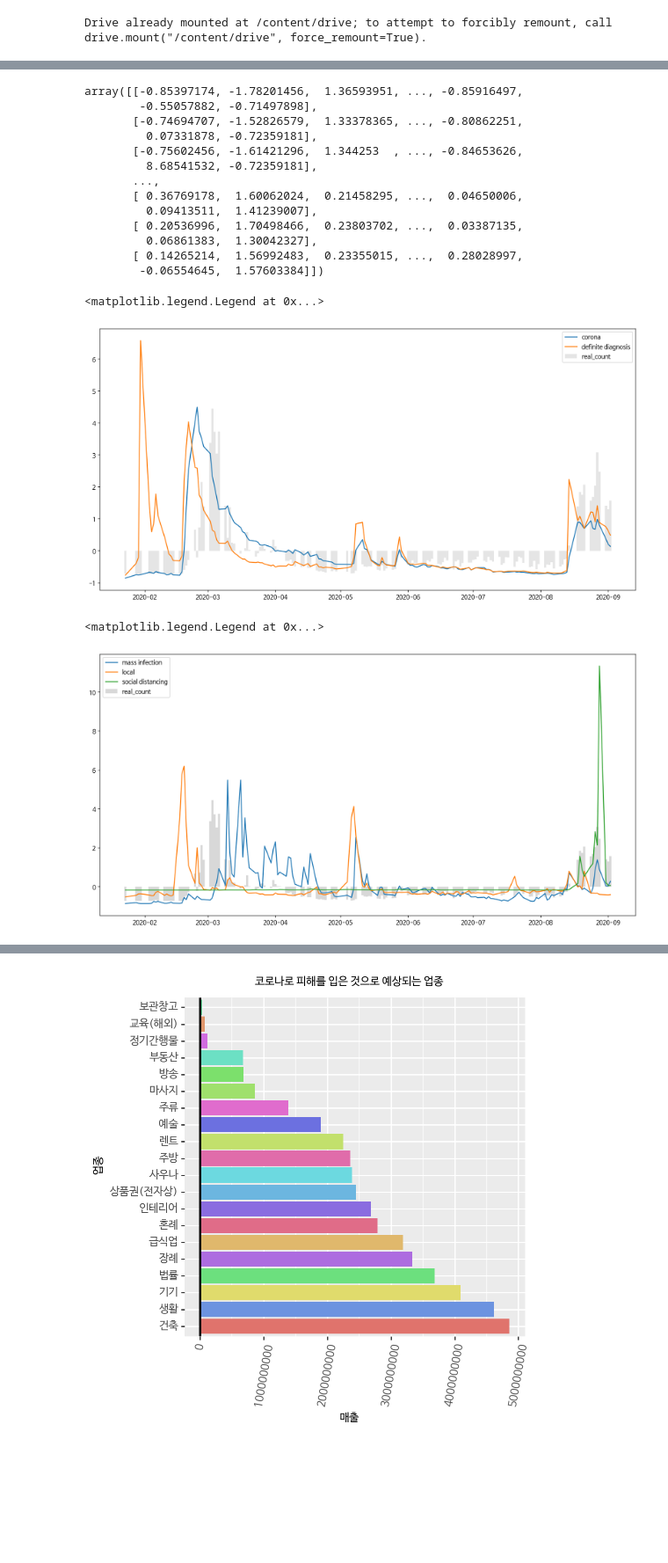
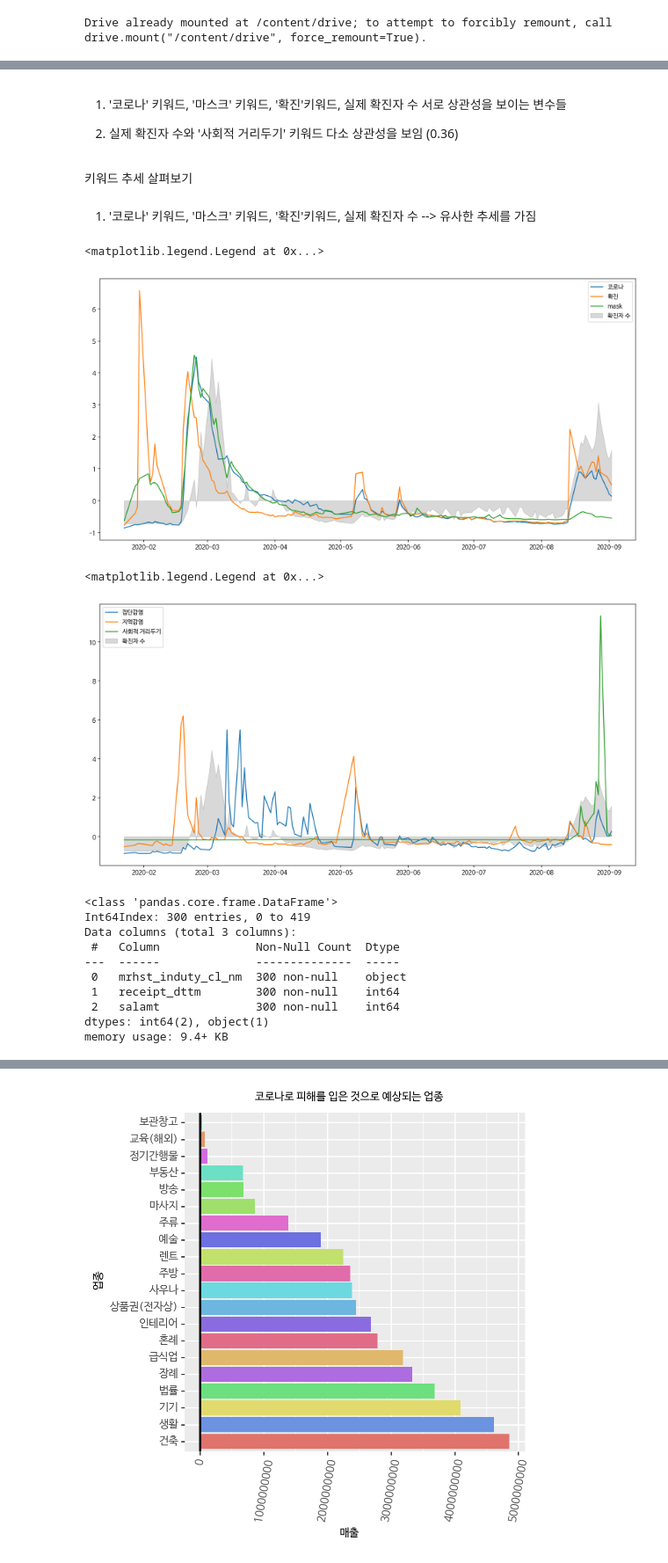
Before and after one commit to inuinseoul/2020teammate, a Jupyter notebook: covid_5ohyun.ipynb, the cells around one changed output, grey strips where cells are left out. Shown at 88% size. Drawn from its saved outputs; the diff is of its cells as text; code cells hidden in the pictures; blank space fills up the shorter version.

```diff
--- a/covid_5ohyun.ipynb
+++ b/covid_5ohyun.ipynb
@@ -132,11 +146,11 @@ final_data['지역감염']= final_data['지역감염'].astype('float')
 final_data['집단감염']= final_data['집단감염'].astype('float')
 final_data['백신']= final_data['백신'].astype('float')
 final_data['count']= final_data['count'].astype('float')
+
+final_data=final_data.rename(columns={'count' : '확진자 수'})
 # %%
+# 금값이 0으로 나온 데이터 행 제거
 final_data.describe()
 final_data[final_data.oil_price == 0]
-final_data= final_data.drop([82])
+final_data= final_data.drop([66])
 final_data.reset_index(drop=True,inplace=True)
-# %%
-final_data=final_data.rename(columns={'count' : '확진자 수'
-                            })
@@ -176,66 +190,56 @@ oil_price   0.262629   -0.231628   1.000000  ... -0.136553  0.140614  0.260447
 
 [10 rows x 10 columns]
 [figure]
-# %%
-scaler = StandardScaler()
-X = scaler.fit_transform(final_data2)
-X
-# %% [output]
-array([[-0.85397174, -1.78201456,  1.36593951, ..., -0.85916497,
-        -0.55057882, -0.71497898],
-       [-0.74694707, -1.52826579,  1.33378365, ..., -0.80862251,
-         0.07331878, -0.72359181],
-       [-0.75602456, -1.61421296,  1.344253  , ..., -0.84653626,
-         8.68541532, -0.72359181],
-       ...,
-       [ 0.36769178,  1.60062024,  0.21458295, ...,  0.04650006,
-         0.09413511,  1.41239007],
-       [ 0.20536996,  1.70498466,  0.23803702, ...,  0.03387135,
-         0.06861383,  1.30042327],
-       [ 0.14265214,  1.56992483,  0.23355015, ...,  0.28028997,
-        -0.06554645,  1.57603384]])
+# %% [markdown]
+1. '코로나' 키워드, '마스크' 키워드, '확진'키워드, 실제 확진자 수 서로 상관성을 보이는 변수들
+
+2. 실제 확진자 수와 '사회적 거리두기' 키워드 다소 상관성을 보임 (0.36)
+# %% [markdown]
+키워드  추세 살펴보기
 # %%
+scaler = StandardScaler()
+X = scaler.fit_transform(final_data2)
 X=pd.DataFrame(X)
 
-X.columns = ['코로나','gold_price','oil_price','확진','마스크','사회적거리두기','지역감염','집단감염','백신','count']
+X.columns = ['코로나','gold_price','oil_price','확진','마스크','사회적거리두기','지역감염','집단감염','백신','확진자 수']
 
 X['date']= final_data['date']
+# %% [markdown]
+1. '코로나' 키워드, '마스크' 키워드, '확진'키워드, 실제 확진자 수  -->  유사한 추세를 가짐
 # %%
 plt.figure(figsize=(16, 8)) # StandardScaler
-# X.columns = ['코로나','gold_price','oil_price','확진','마스크','사회적거리두기','지역감염','집단감염','백신']
-plt.bar(X.date,X['count'],label='real_count',color='gray',alpha=0.2,width=1)
-plt.plot(X.date,X['코로나'],label='corona')
-plt.plot(X.date,X['확진'],label='definite diagnosis') #코로나와 유사한 추세
-# plt.plot(X.date,X['마스크'],label='mask') #마스크에 대한 수요 하락
+
+plt.fill_between(X.date,X['확진자 수'],label='확진자 수',color='gray', alpha = 0.3)
+plt.plot(X.date,X['코로나'],label='코로나')
+plt.plot(X.date,X['확진'],label='확진') #코로나와 유사한 추세
+plt.plot(X.date,X['마스크'],label='mask') #마스크에 대한 수요 하락
 # plt.plot(X.date,X['백신'],label='vaccine')
 
 plt.legend()
 # %% [output]
 <matplotlib.legend.Legend at 0x...>
-[figure, old version]
+[figure, new version]
 # %%
 plt.figure(figsize=(16, 8)) #사회 현상 + stardard scaling
 
 # X.columns = ['코로나','gold_price','oil_price','확진','마스크','사회적거리두기','지역감염','집단감염','백신']
-plt.bar(X.date,X['count'],label='real_count',color='gray',alpha=0.3,width=1)
+plt.fill_between(X.date,X['확진자 수'],label='확진자 수',color='gray',alpha=0.3)
 # plt.plot(X.date,X['코로나'],label='corona')
-plt.plot(X.date,X['집단감염'],label='mass infection')
-plt.plot(X.date,X['지역감염'],label='local')
-plt.plot(X.date,X['사회적거리두기'],label='social distancing')
-
-# plt.plot(X.date,X['코로나'],label='corona')
+plt.plot(X.date,X['집단감염'],label='집단감염')
+plt.plot(X.date,X['지역감염'],label='지역감염')
+plt.plot(X.date,X['사회적거리두기'],label='사회적 거리두기')
 
 
 plt.legend()
 # %% [output]
 <matplotlib.legend.Legend at 0x...>
-[figure, old version]
+[figure, new version]
 # %%
 card_data=pd.read_csv('/content/drive/My Drive/코로나/corona_git/dataset/KT_data_20200717/card_20200717.csv')
 # %%
 from datetime import datetime
 
-# mrhst_induty_cl_nm는 업종을, recipt_dttm은 월을, salamt는 총 소비금액을 의미합니다.
+# mrhst_induty_cl_nm는 업종을, recipt_dttm은 월을, salamt는 총 소비금액
 
 card=card_data[['receipt_dttm','mrhst_induty_cl_nm','salamt']]
 col = list(set(card['mrhst_induty_cl_nm']))
@@ -272,3 +276,15 @@ sales = sales.groupby(['mrhst_induty_cl_nm','receipt_dttm']).sum()['salamt'].res
 sales = sales[sales.receipt_dttm !=6]
 remove = ['공공요금','개인','기타','비영리','상우회','정보','회원제','총포류','카지노','송금','조세','농업','설비']
 sales = sales[~sales.mrhst_induty_cl_nm.isin(remove)]
+sales.info()
+# %% [output]
+<class 'pandas.core.frame.DataFrame'>
+Int64Index: 300 entries, 0 to 419
+Data columns (total 3 columns):
+ #   Column              Non-Null Count  Dtype
+---  ------              --------------  -----
+ 0   mrhst_induty_cl_nm  300 non-null    object
+ 1   receipt_dttm        300 non-null    int64
+ 2   salamt              300 non-null    int64
+dtypes: int64(2), object(1)
+memory usage: 9.4+ KB
```
Also changed, not shown: parts of 36 cells of this notebook.
